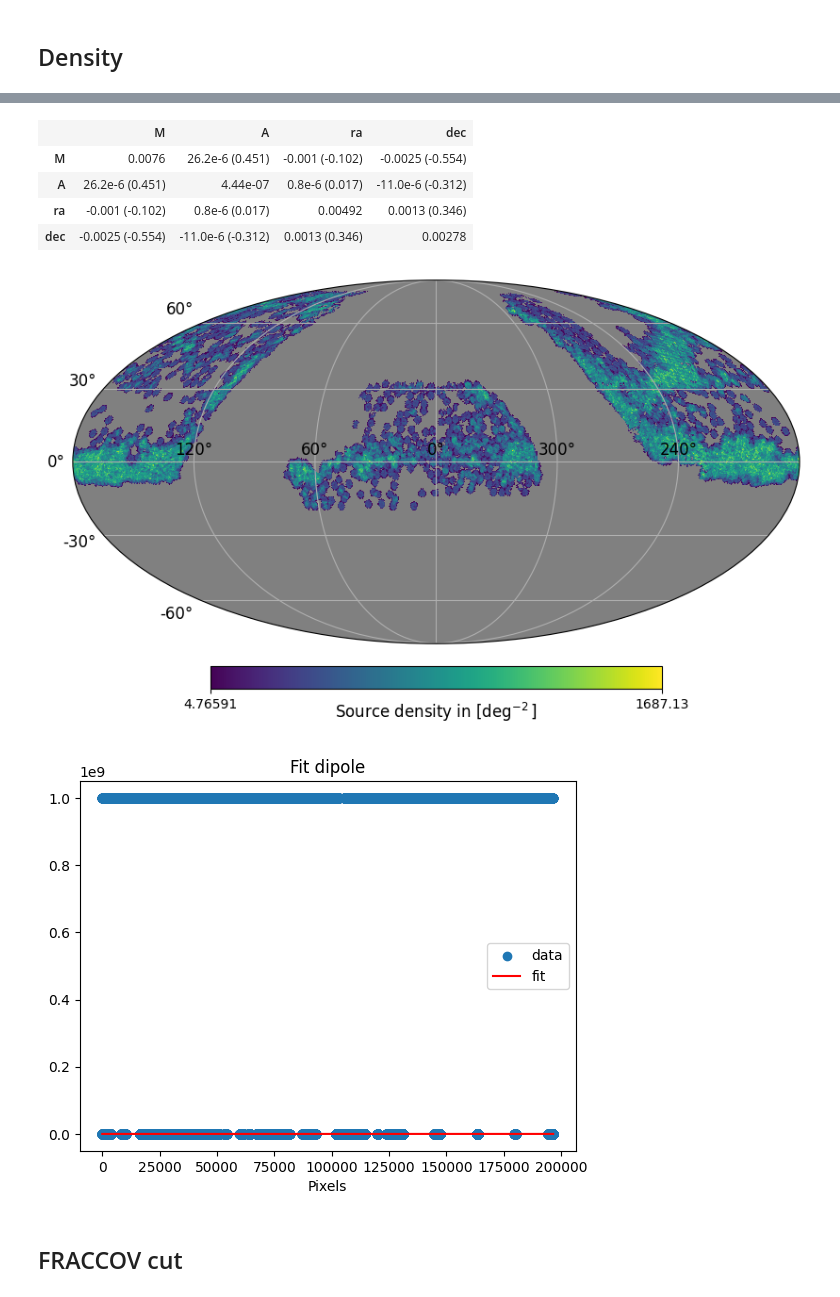
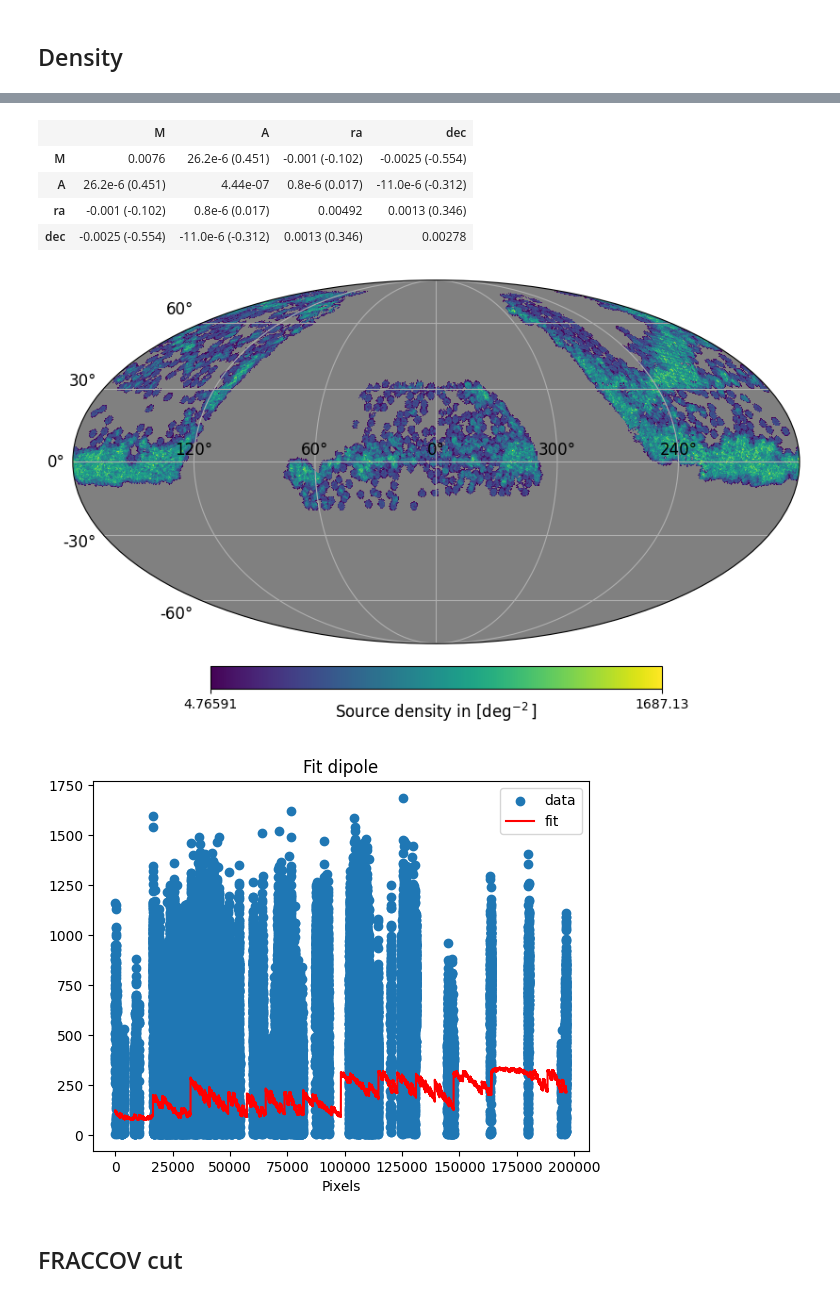
Before and after one commit to johannct/M2_Stage_Code, a Jupyter notebook: DESI BGS FRACCOV.ipynb, the cells around one changed output, grey strips where cells are left out. Saved outputs shown, nothing was run; the diff lists cells and outputs as text; code cells hidden in the pictures.

```diff
--- a/DESI BGS FRACCOV.ipynb
+++ b/DESI BGS FRACCOV.ipynb
@@ -95,16 +108,0 @@ Table length=4081227
-# %%
-NSource_NGC = RADEC2NSource_Table(nside, NGC, nest=True)
-NSource_SGC = RADEC2NSource_Table(nside, SGC, nest=True)
-NSource_NGC_px, NSource_SGC_px = NSource_NGC/area_deg2, NSource_SGC/area_deg2
-NSource_BGS_px = hp.ma(NSource_NGC_px+NSource_SGC_px)
-
-df = DR1[[col_ipix, 'FRACCOV']].to_pandas() # Taking olnly useful columns
-df['is_masked'] = DR1['FRACCOV'].mask
-final_status = df.groupby(col_ipix)['is_masked'].all() #True if all rows for a pixel are masked
-mask = np.array(final_status)
-NSource_BGS_px.mask = mask
-
-map = NSource_BGS_px.copy()
-hp.projview(map, unit="Source density in $[\deg^{-2}]$", nest=True, graticule=True, graticule_labels=True)
-plt.xlabel("RA")
-plt.ylabel("DEC");
@@ -113,6 +108,0 @@ plt.ylabel("DEC");
-# %%
-NSource_BGS_px_masked = hp.ma(NSource_NGC_px+NSource_SGC_px, badval=0)
-map = NSource_BGS_px_masked.copy()
-hp.projview(map, unit="Source density in $[\deg^{-2}]$", nest=True, graticule=True, graticule_labels=True)
-plt.xlabel("RA")
-plt.ylabel("DEC");
@@ -120,0 +195,4 @@ plt.ylabel("DEC");
+# %%
+mask = np.array(DR1_Mapper.mask_FRACCOVnside)
+BGS_Mapper.set_mask(mask)
+BGS_Mapper.plot()
@@ -120,0 +201,3 @@ plt.ylabel("DEC");
+# %%
+BGS_Mapper.set_mask()
+BGS_Mapper.plot()
@@ -121,15 +206,11 @@ plt.ylabel("DEC");
 # %%
-map = NSource_BGS_px_masked.copy()
+map = BGS_Mapper.mapMasked.copy()
 hp.projview(map, unit="Source density in $[\deg^{-2}]$", nest=True, graticule=True, graticule_labels=True)
-
-mask = map.mask
-mask = ~mask
-weights = mask.astype(float)
 
 model = lambda map, M, A, ra, dec : apply_dipole_MD(map, M, A, ra, dec, nest=True, cut_masked=True, frame='icrs', contrast=False)
 init =  (1000, 1, 100, 40)
 names = ("M", "A", "ra", "dec")
-m = fit_dipole_err(model, map.filled(1e9), init, names, bounds=([0, 0, 0, -90], [np.inf, 1, 360, 90]), weights=weights)
+m = fit_dipole_err(model, map, init, names, bounds=([0, 0, 0, -90], [np.inf, 1, 360, 90]))
 m
 # %% [output]
 | Migrad |  |
@@ -138,23 +219,23 @@ m
 | Valid Minimum | Below EDM threshold (goal x 10) |
 | No parameters at limit | Below call limit |
 | Hesse ok | Covariance accurate |
 |  | Name | Value | Hesse Error | Minos Error- | Minos Error+ | Limit- | Limit+ | Fixed |
 | 0 | M | 205.65 | 0.09 | -0.09 | 0.09 | 0 |  |  |
 | 1 | A | 634.2e-3 | 0.7e-3 | -0.7e-3 | 0.7e-3 | 0 | 1 |  |
 | 2 | ra | 229.90 | 0.07 | -0.07 | 0.07 | 0 | 360 |  |
 | 3 | dec | -50.72 | 0.05 | -0.05 | 0.05 | -90 | 90 |  |
 |  | M |  | A |  | ra |  | dec |  |
 | Error | -0.09 | 0.09 | -0.7e-3 | 0.7e-3 | -0.07 | 0.07 | -0.05 | 0.05 |
 | Valid | True | True | True | True | True | True | True | True |
 | At Limit | False | False | False | False | False | False | False | False |
 | Max FCN | False | False | False | False | False | False | False | False |
 | New Min | False | False | False | False | False | False | False | False |
 |  | M | A | ra | dec |
 | M | 0.0076 | 26.2e-6 (0.451) | -0.001 (-0.102) | -0.0025 (-0.554) |
 | A | 26.2e-6 (0.451) | 4.44e-07 | 0.8e-6 (0.017) | -11.0e-6 (-0.312) |
 | ra | -0.001 (-0.102) | 0.8e-6 (0.017) | 0.00492 | 0.0013 (0.346) |
 | dec | -0.0025 (-0.554) | -11.0e-6 (-0.312) | 0.0013 (0.346) | 0.00278 |
 [figure]
-[figure, old version]
+[figure, new version]
 # %% [markdown]
 ## FRACCOV cut
```
Also changed, not shown: parts of 26 cells of this notebook.
